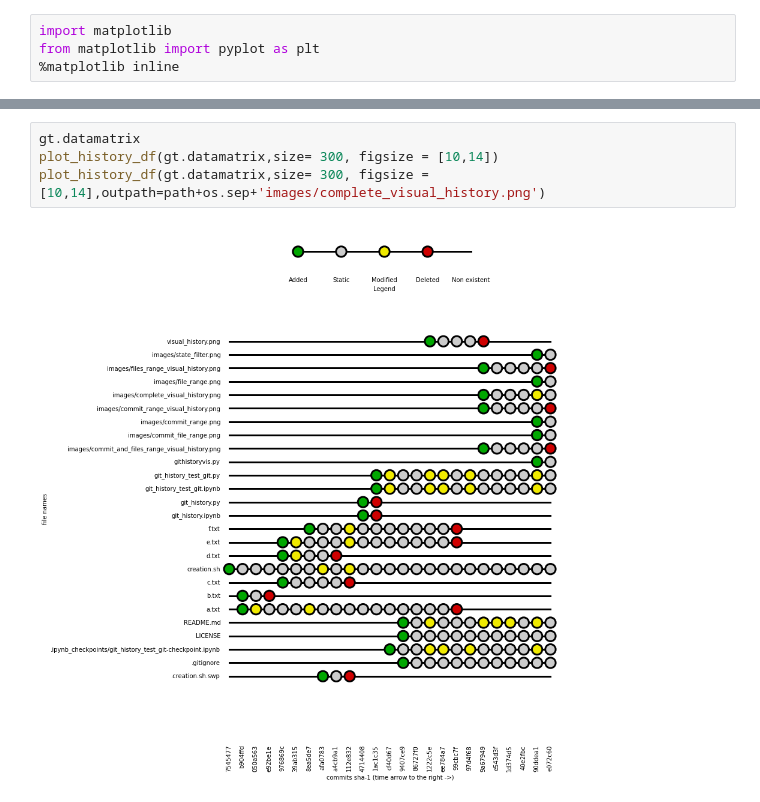
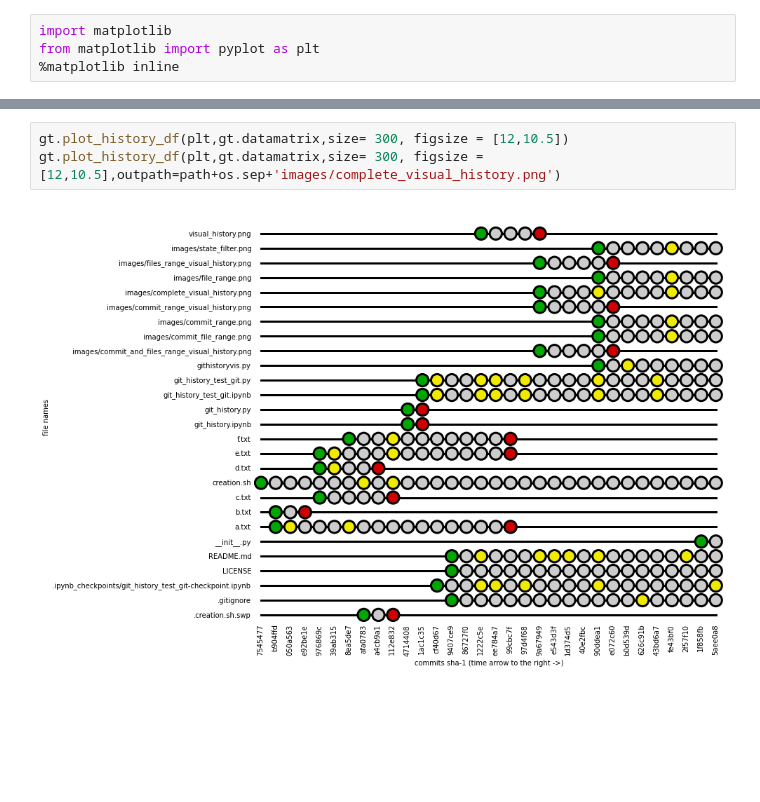
Before and after one commit to kidpixo/git_history_visualizer, a Jupyter notebook: git_history_test_git.ipynb, the cells around one changed output, grey strips where cells are left out. Saved outputs shown, nothing was run; the diff lists cells and outputs as text; blank space fills up the shorter version.

Commit message:
updated with new plot method, label is optional now

```diff
--- a/git_history_test_git.ipynb
+++ b/git_history_test_git.ipynb
@@ -185,9 +106,8 @@ def plot_history_df(plot_df,**kwargs):
 # %%
-gt.datamatrix
-plot_history_df(gt.datamatrix,size= 300, figsize = [10,14])
-plot_history_df(gt.datamatrix,size= 300, figsize = [10,14],outpath=path+os.sep+'images/complete_visual_history.png')
+gt.plot_history_df(plt,gt.datamatrix,size= 300, figsize = [12,10.5])
+gt.plot_history_df(plt,gt.datamatrix,size= 300, figsize = [12,10.5],outpath=path+os.sep+'images/complete_visual_history.png')
 # %% [output]
-[figure, old version]
+[figure, new version]
 # %%
 # filtering the history on:
 # a commit range
```
Also changed, not shown: parts of 6 cells of this notebook, 6 other files.
